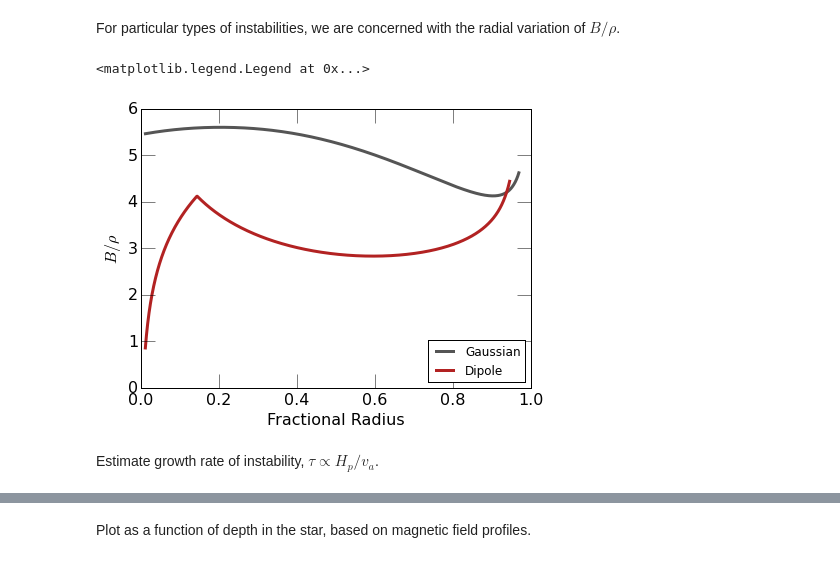
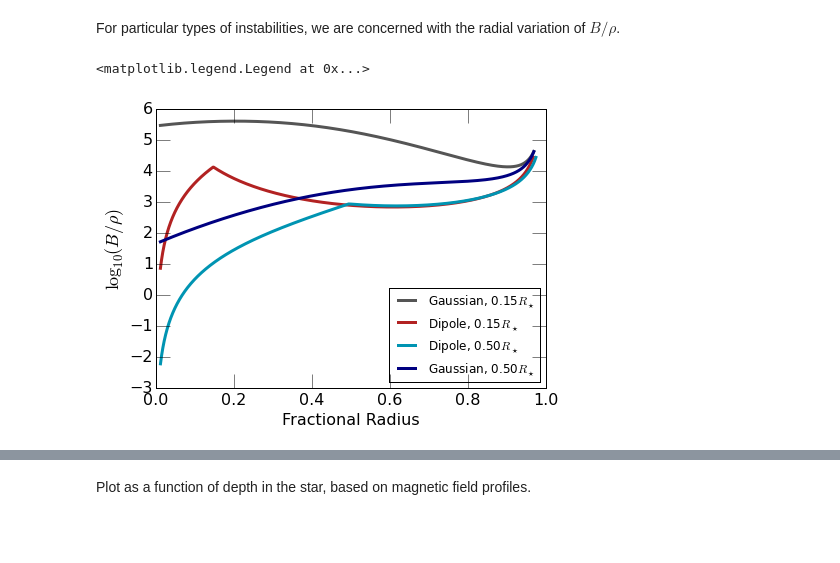
Before and after one commit to gfeiden/Notebook, a Jupyter notebook: Daily/20150912_mag_profiles.ipynb, the cells around one changed output, grey strips where cells are left out. Cells and saved outputs as stored; diff of their text form; code cells hidden in the pictures; blank space fills up the shorter version.

```diff
--- a/Daily/20150912_mag_profiles.ipynb
+++ b/Daily/20150912_mag_profiles.ipynb
@@ -7,8 +7,9 @@ import numpy as np
 # %% [markdown]
 Load magnetic field profiles for dipole (d) and guassian (g) field prescriptions.
 # %%
-g_mag = np.genfromtxt('files/gauss.mag')
-d_mag = np.genfromtxt('files/dipole.mag')
+g_mag  = np.genfromtxt('files/gauss.mag')
+d_mag  = np.genfromtxt('files/dipole.mag')
+d2_mag = np.genfromtxt('files/dipole_r50.mag')
 # %% [markdown]
 Now we can load other files containing the density structures.
 # %%
@@ -16,18 +17,25 @@ g_grad = np.genfromtxt('files/gauss.grad')
 d_grad = np.genfromtxt('files/dipole.grad')
 # %% [markdown]
 For particular types of instabilities, we are concerned with the radial variation of $B/\rho$.
+# %%
+d2_B = (d2_mag[:,-1] + np.log10(8.0*np.pi))/2.0 # dipole peaking at R = 0.5 Rstar
+
+btach = 5.0e3*np.exp(0.5*(0.5/0.2)**2)
+g2_B  = np.empty(g_mag.shape[0])
+for i in range(g2_B.shape[0]):
+    g2_B[i] = btach * np.exp(-0.5*((0.5 - 10**(g_grad[i,0] - 10.26))/0.2)**2) # Gaussian peaking at R = 0.5 Rstar
 # %%
 fig, ax = plt.subplots(1, 1, figsize=(7., 5.))
 
 ax.tick_params(which='major', axis='both', labelsize=16., length=14.)
 ax.set_xlabel('Fractional Radius', fontsize=16.)
-ax.set_ylabel('$B / \\rho$', fontsize=16.)
+ax.set_ylabel('$\\log_{10}( B / \\rho )$', fontsize=18.)
 
-ax.plot(10**(g_grad[:,0] - 10.26), g_mag[:,1] - g_grad[:,1], lw=3, c='#555555', label='Gaussian')
-ax.plot(10**(d_grad[:,0] - 10.26), d_mag[:,1] - d_grad[:,1], lw=3, c='#b22222', label='Dipole')
+ax.plot(10**(g_grad[:,0] - 10.26), g_mag[:,1] - g_grad[:,1], lw=3, c='#555555', label='Gaussian, 0.15$R_{\\star}$')
+ax.plot(10**(d_grad[:,0] - 10.25), d_mag[:,1] - d_grad[:,1], lw=3, c='#b22222', label='Dipole, 0.15$R_{\\star}$')
+ax.plot(10**(d2_mag[:,0] - 10.26), d2_B - d2_mag[:,2], lw=3, c='#0094b2', label='Dipole, 0.50$R_{\\star}$')
+ax.plot(10**(g_grad[:,0] - 10.26), np.log10(g2_B) - g_grad[:, 1], lw=3, c='#000080', label='Gaussian, 0.50$R_{\\star}$')
 ax.legend(loc=4)
 # %% [output]
 <matplotlib.legend.Legend at 0x...>
-[figure, old version]
+[figure, new version]
-# %% [markdown]
-Estimate growth rate of instability, $\tau \propto H_p/v_a$.
```
Also changed, not shown: parts of 1 cell of this notebook, 1 other file.
